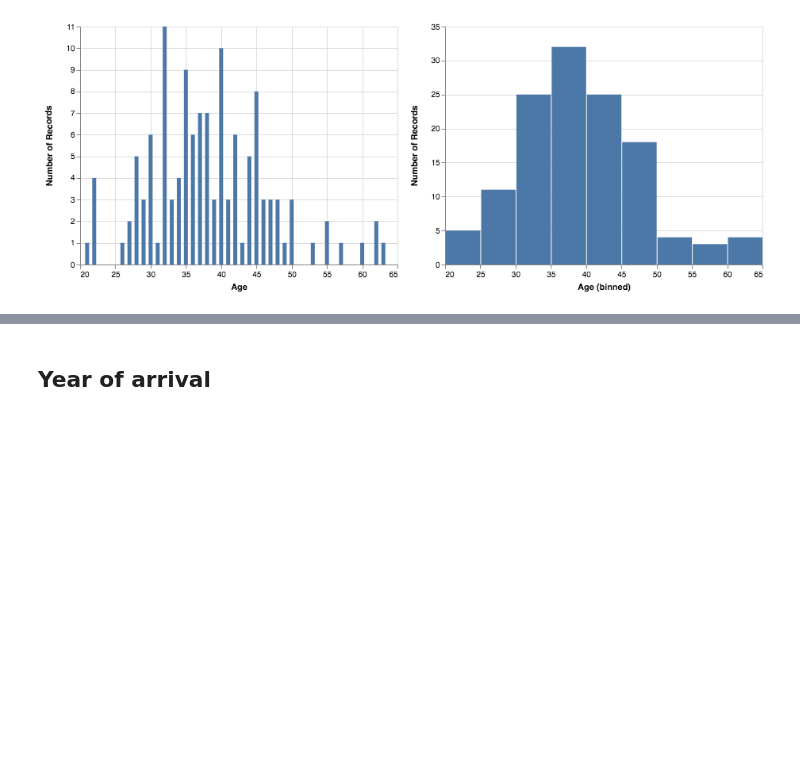
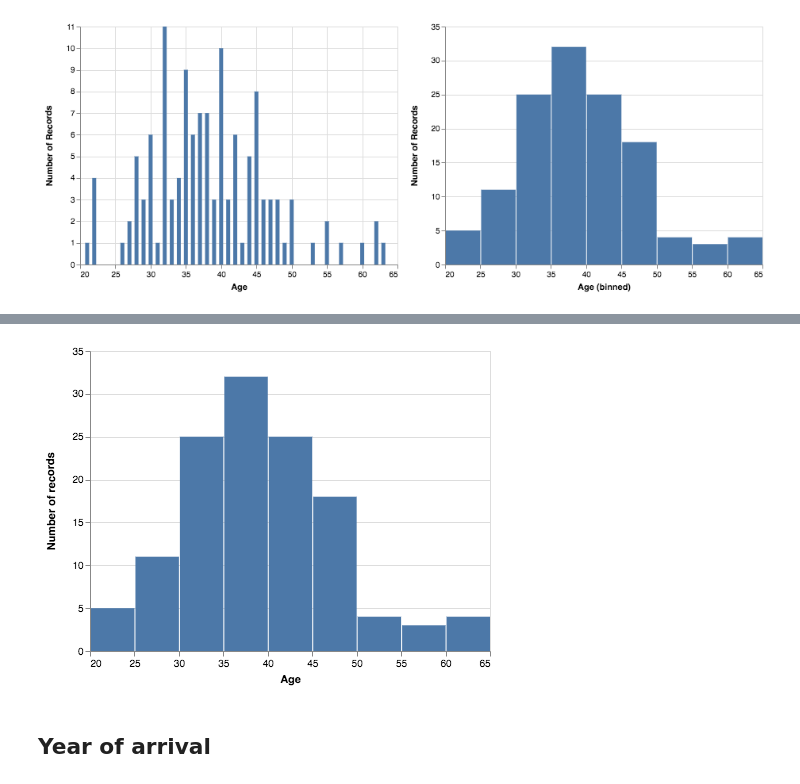
Before and after one commit to wragge/otago-naturalisations, a Jupyter notebook: Naturalisations.ipynb, the cells around one changed output, grey strips where cells are left out. Cells and saved outputs as stored; diff of their text form; code cells hidden in the pictures; blank space fills up the shorter version.

```diff
--- a/Naturalisations.ipynb
+++ b/Naturalisations.ipynb
@@ -51,3 +52,11 @@ chart.encode(x='Age') | chart.encode(alt.X('Age', bin=True))
 # %% [output]
 [interactive output not drawn]
 [figure]
+# %%
+chart = alt.Chart(df).mark_bar().encode(
+    x=alt.X('Age', bin=True, title='Age'),
+    y=alt.Y('count()', axis=alt.Axis(title='Number of records')),
+    tooltip=[alt.Tooltip(aggregate='count', type='quantitative', title='Total')]
+)
+chart
+# %% [output]
@@ -53,0 +64 @@ chart.encode(x='Age') | chart.encode(alt.X('Age', bin=True))
+[figure, added]
```
Also changed, not shown: parts of 16 cells of this notebook, 16 other files.
